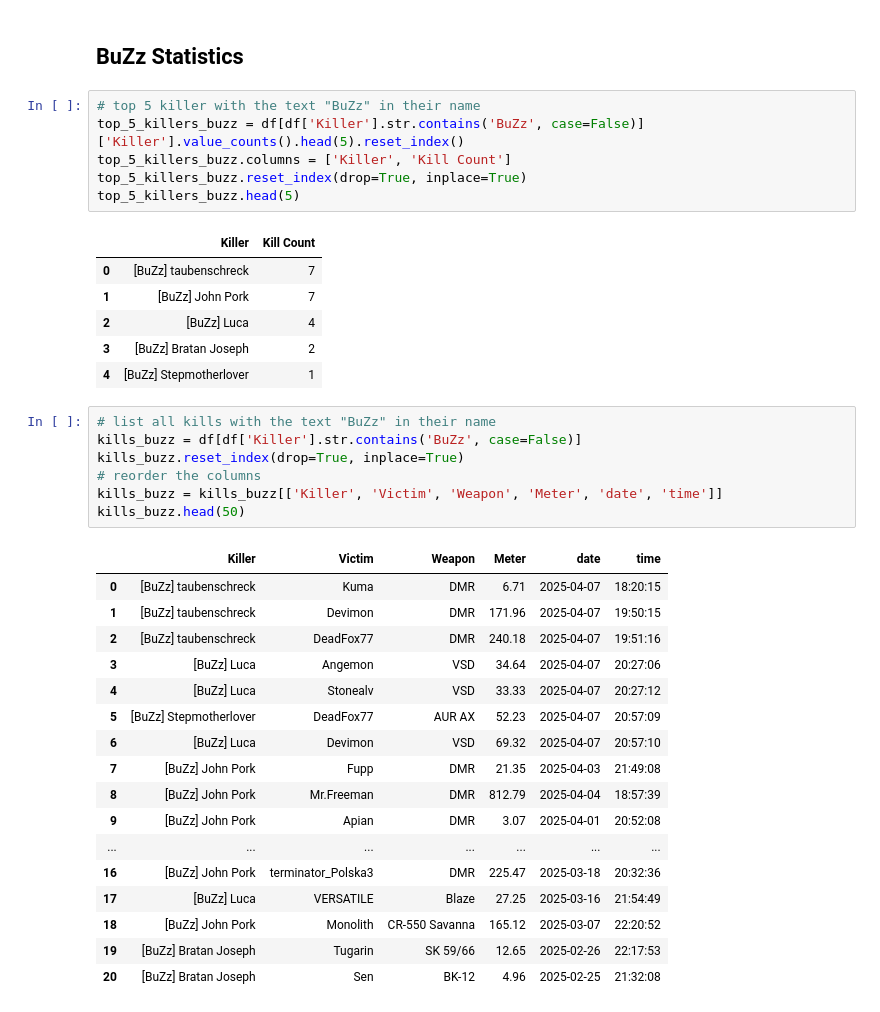
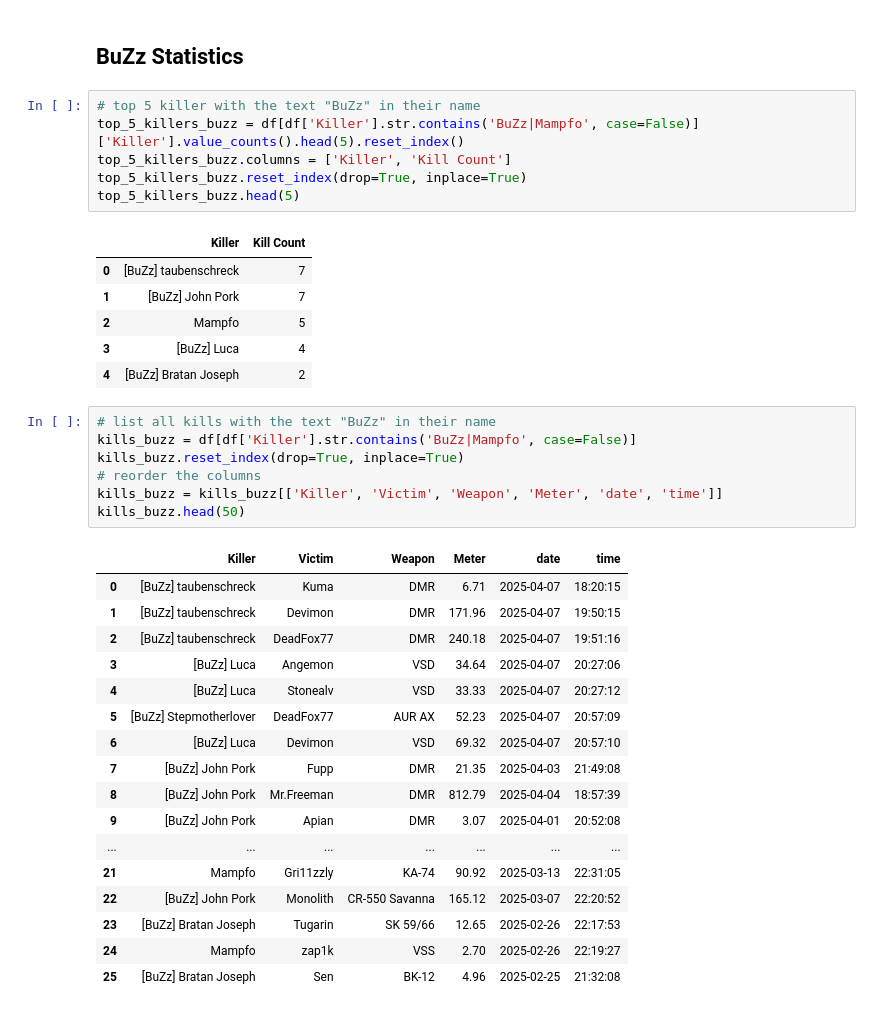
Before and after one commit to lucahlg/DayZAnalytics, a Jupyter notebook: discord.ipynb, the cells around one changed output. Drawn from its saved outputs; the diff is of its cells as text.

Commit message:
added Mampfo to BuZz stats

```diff
--- a/discord.ipynb
+++ b/discord.ipynb
@@ -366,7 +366,7 @@ plt.show()
 ## BuZz Statistics
 # %%
 # top 5 killer with the text "BuZz" in their name
-top_5_killers_buzz = df[df['Killer'].str.contains('BuZz', case=False)]['Killer'].value_counts().head(5).reset_index()
+top_5_killers_buzz = df[df['Killer'].str.contains('BuZz|Mampfo', case=False)]['Killer'].value_counts().head(5).reset_index()
 top_5_killers_buzz.columns = ['Killer', 'Kill Count']
 top_5_killers_buzz.reset_index(drop=True, inplace=True)
 top_5_killers_buzz.head(5)
@@ -374,31 +374,31 @@ top_5_killers_buzz.head(5)
 |  | Killer | Kill Count |
 | 0 | [BuZz] taubenschreck | 7 |
 | 1 | [BuZz] John Pork | 7 |
-| 2 | [BuZz] Luca | 4 |
-| 3 | [BuZz] Bratan Joseph | 2 |
-| 4 | [BuZz] Stepmotherlover | 1 |
+| 2 | Mampfo | 5 |
+| 3 | [BuZz] Luca | 4 |
+| 4 | [BuZz] Bratan Joseph | 2 |
 # %%
 # list all kills with the text "BuZz" in their name
-kills_buzz = df[df['Killer'].str.contains('BuZz', case=False)]
+kills_buzz = df[df['Killer'].str.contains('BuZz|Mampfo', case=False)]
 kills_buzz.reset_index(drop=True, inplace=True)
 # reorder the columns
 kills_buzz = kills_buzz[['Killer', 'Victim', 'Weapon', 'Meter', 'date', 'time']]
 kills_buzz.head(50)
 # %% [output]
 |  | Killer | Victim | Weapon | Meter | date | time |
 | 0 | [BuZz] taubenschreck | Kuma | DMR | 6.71 | 2025-04-07 | 18:20:15 |
 | 1 | [BuZz] taubenschreck | Devimon | DMR | 171.96 | 2025-04-07 | 19:50:15 |
 | 2 | [BuZz] taubenschreck | DeadFox77 | DMR | 240.18 | 2025-04-07 | 19:51:16 |
 | 3 | [BuZz] Luca | Angemon | VSD | 34.64 | 2025-04-07 | 20:27:06 |
 | 4 | [BuZz] Luca | Stonealv | VSD | 33.33 | 2025-04-07 | 20:27:12 |
 | 5 | [BuZz] Stepmotherlover | DeadFox77 | AUR AX | 52.23 | 2025-04-07 | 20:57:09 |
 | 6 | [BuZz] Luca | Devimon | VSD | 69.32 | 2025-04-07 | 20:57:10 |
 | 7 | [BuZz] John Pork | Fupp | DMR | 21.35 | 2025-04-03 | 21:49:08 |
 | 8 | [BuZz] John Pork | Mr.Freeman | DMR | 812.79 | 2025-04-04 | 18:57:39 |
 | 9 | [BuZz] John Pork | Apian | DMR | 3.07 | 2025-04-01 | 20:52:08 |
 | ... | ... | ... | ... | ... | ... | ... |
-| 16 | [BuZz] John Pork | terminator_Polska3 | DMR | 225.47 | 2025-03-18 | 20:32:36 |
-| 17 | [BuZz] Luca | VERSATILE | Blaze | 27.25 | 2025-03-16 | 21:54:49 |
-| 18 | [BuZz] John Pork | Monolith | CR-550 Savanna | 165.12 | 2025-03-07 | 22:20:52 |
-| 19 | [BuZz] Bratan Joseph | Tugarin | SK 59/66 | 12.65 | 2025-02-26 | 22:17:53 |
-| 20 | [BuZz] Bratan Joseph | Sen | BK-12 | 4.96 | 2025-02-25 | 21:32:08 |
+| 21 | Mampfo | Gri11zzly | KA-74 | 90.92 | 2025-03-13 | 22:31:05 |
+| 22 | [BuZz] John Pork | Monolith | CR-550 Savanna | 165.12 | 2025-03-07 | 22:20:52 |
+| 23 | [BuZz] Bratan Joseph | Tugarin | SK 59/66 | 12.65 | 2025-02-26 | 22:17:53 |
+| 24 | Mampfo | zap1k | VSS | 2.70 | 2025-02-26 | 22:19:27 |
+| 25 | [BuZz] Bratan Joseph | Sen | BK-12 | 4.96 | 2025-02-25 | 21:32:08 |
```
